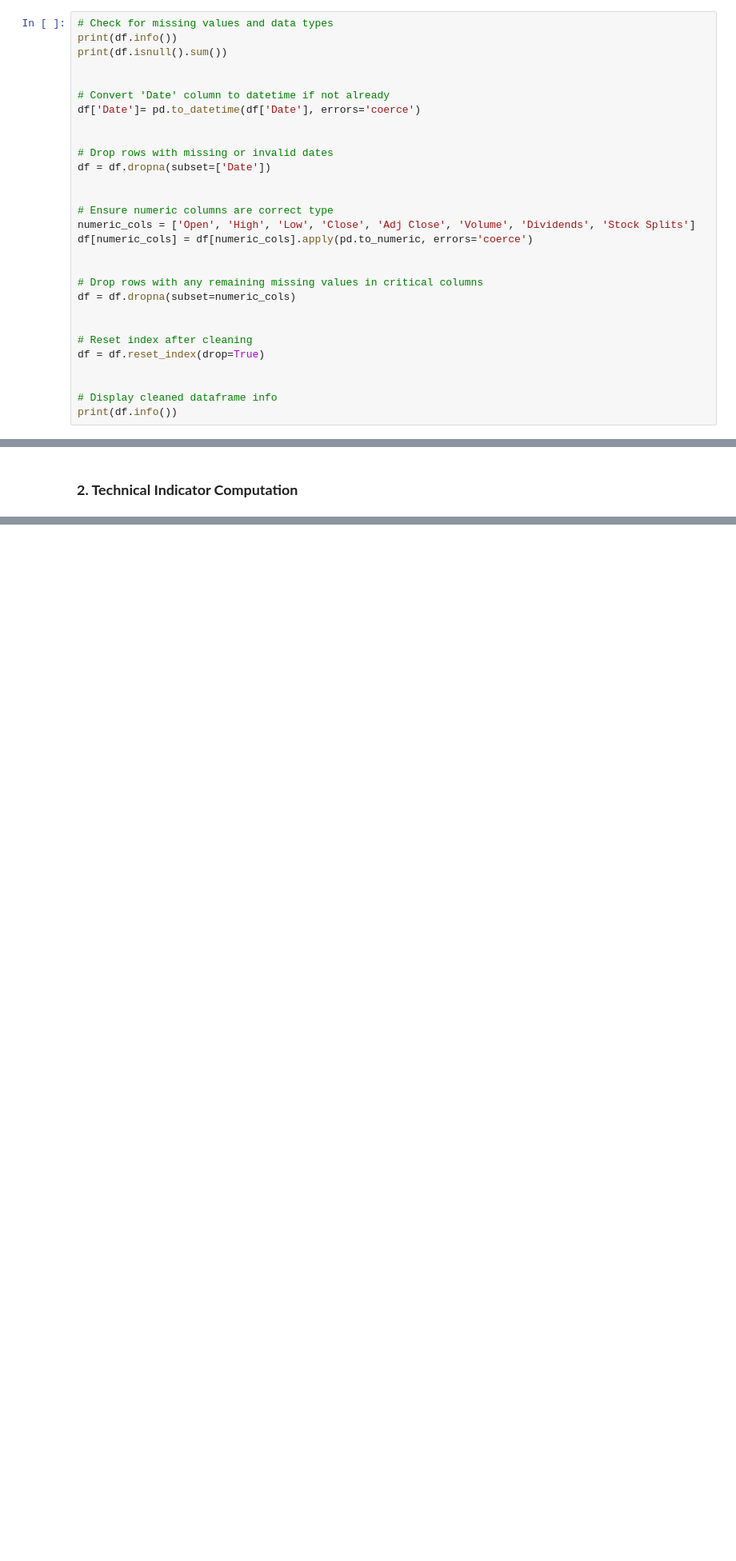
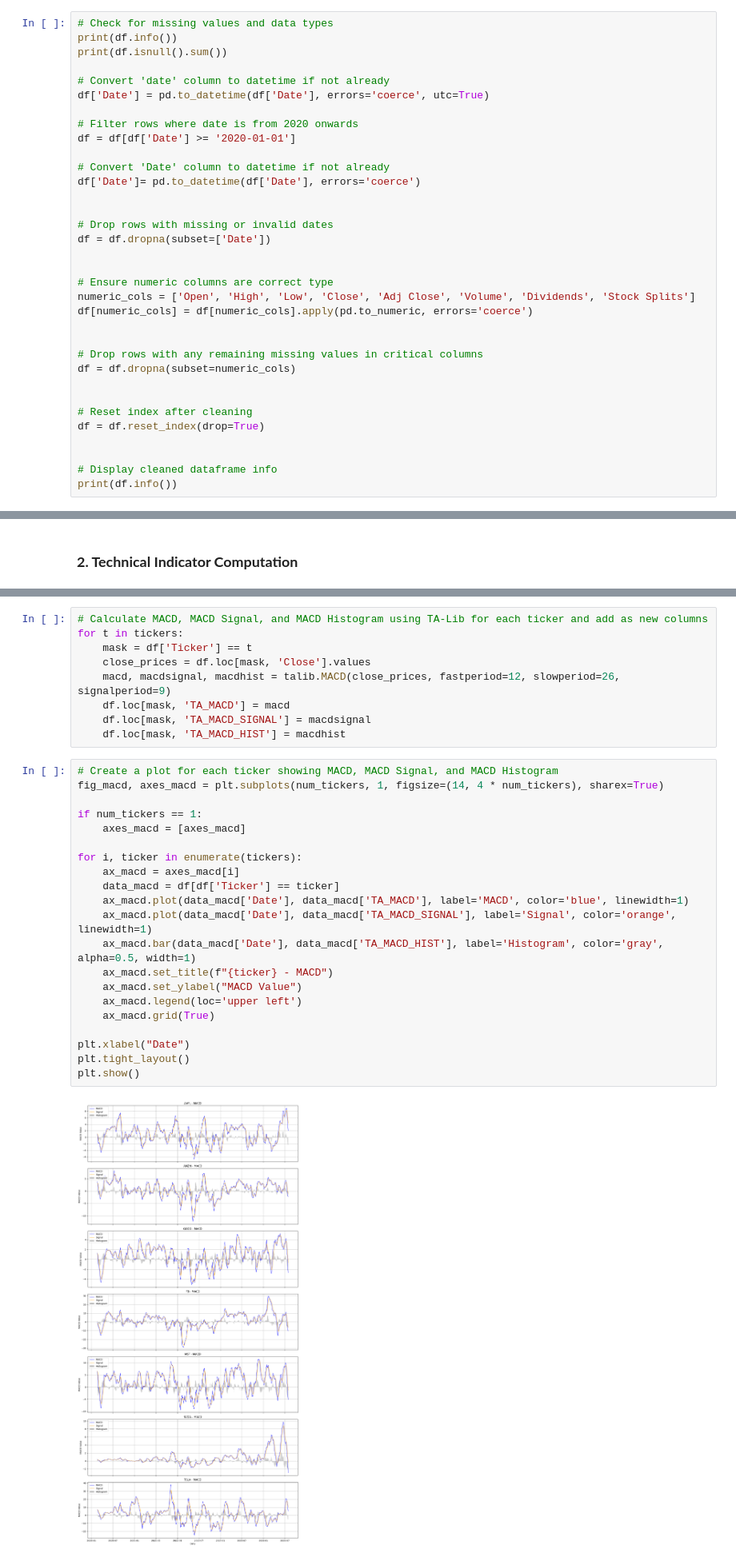
Before and after one commit to OliyadTeshome/News_Sentiment_Driven_Price_Prediction, a Jupyter notebook: notebooks/quantitative_analysis.ipynb, the cells around one changed output, grey strips where cells are left out. Shown at 80% size. Drawn from its saved outputs; the diff is of its cells as text; blank space fills up the shorter version.

```diff
--- a/notebooks/quantitative_analysis.ipynb
+++ b/notebooks/quantitative_analysis.ipynb
@@ -60,6 +61,11 @@ df = pd.concat([df_Apple, df_Amazon, df_Alphabet, df_Meta, df_Microsoft, df_NVID
 print(df.info())
 print(df.isnull().sum())
 
+# Convert 'date' column to datetime if not already
+df['Date'] = pd.to_datetime(df['Date'], errors='coerce', utc=True)
+
+# Filter rows where date is from 2020 onwards
+df = df[df['Date'] >= '2020-01-01']
 
 # Convert 'Date' column to datetime if not already
 df['Date']= pd.to_datetime(df['Date'], errors='coerce')
@@ -164,0 +233,32 @@ plt.show()
+# %%
+# Calculate MACD, MACD Signal, and MACD Histogram using TA-Lib for each ticker and add as new columns
+for t in tickers:
+    mask = df['Ticker'] == t
+    close_prices = df.loc[mask, 'Close'].values
+    macd, macdsignal, macdhist = talib.MACD(close_prices, fastperiod=12, slowperiod=26, signalperiod=9)
+    df.loc[mask, 'TA_MACD'] = macd
+    df.loc[mask, 'TA_MACD_SIGNAL'] = macdsignal
+    df.loc[mask, 'TA_MACD_HIST'] = macdhist
+# %%
+# Create a plot for each ticker showing MACD, MACD Signal, and MACD Histogram
+fig_macd, axes_macd = plt.subplots(num_tickers, 1, figsize=(14, 4 * num_tickers), sharex=True)
+
+if num_tickers == 1:
+    axes_macd = [axes_macd]
+
+for i, ticker in enumerate(tickers):
+    ax_macd = axes_macd[i]
+    data_macd = df[df['Ticker'] == ticker]
+    ax_macd.plot(data_macd['Date'], data_macd['TA_MACD'], label='MACD', color='blue', linewidth=1)
+    ax_macd.plot(data_macd['Date'], data_macd['TA_MACD_SIGNAL'], label='Signal', color='orange', linewidth=1)
+    ax_macd.bar(data_macd['Date'], data_macd['TA_MACD_HIST'], label='Histogram', color='gray', alpha=0.5, width=1)
+    ax_macd.set_title(f"{ticker} - MACD")
+    ax_macd.set_ylabel("MACD Value")
+    ax_macd.legend(loc='upper left')
+    ax_macd.grid(True)
+
+plt.xlabel("Date")
+plt.tight_layout()
+plt.show()
+# %% [output]
+[figure, added]
```
Also changed, not shown: parts of 14 cells of this notebook.
